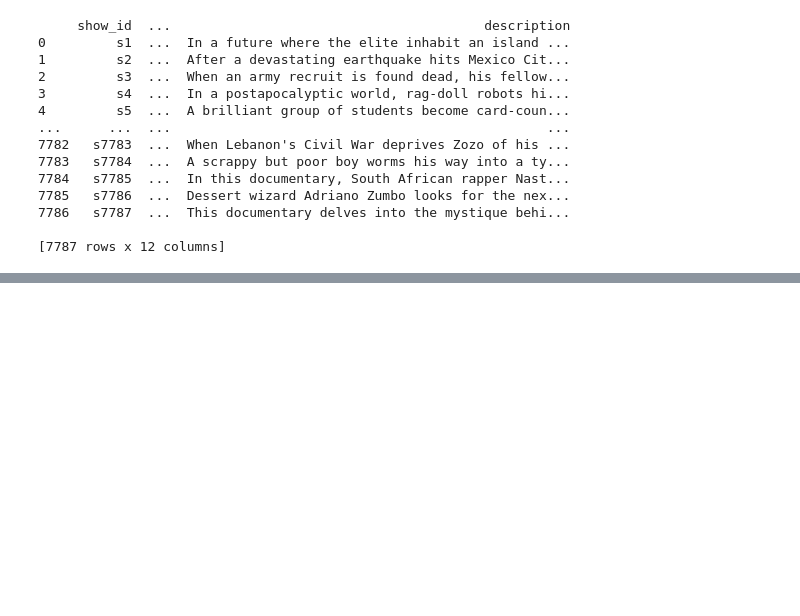
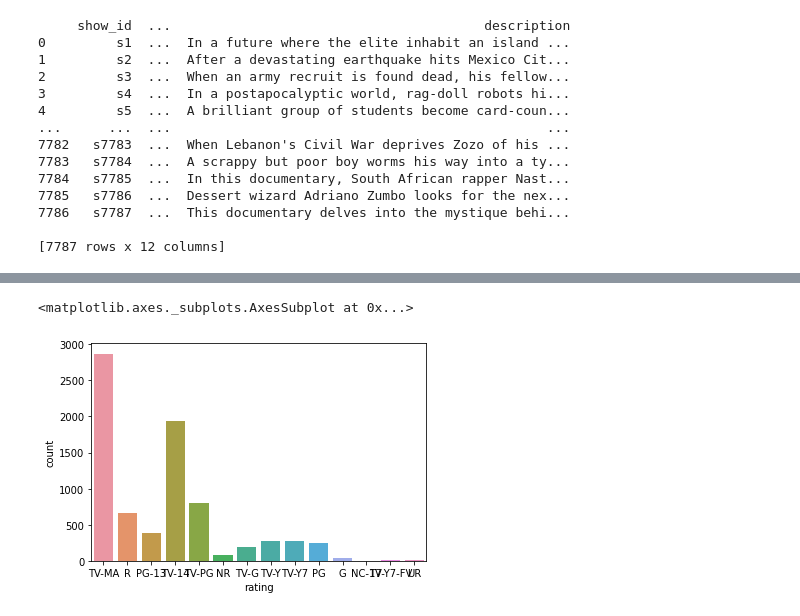
Before and after one commit to SungaHwang/Exploratory_Data_Analysis, a Jupyter notebook: NetflixData.ipynb, the cells around one changed output, grey strips where cells are left out. Saved outputs shown, nothing was run; the diff lists cells and outputs as text; code cells hidden in the pictures; blank space fills up the shorter version.

```diff
--- a/NetflixData.ipynb
+++ b/NetflixData.ipynb
@@ -47,0 +173,5 @@ netflix_overall.head()
+# %%
+sns.countplot(x='rating', data= netflix_overall)
+# %% [output]
+<matplotlib.axes._subplots.AxesSubplot at 0x...>
+[figure, added]
```
Also changed, not shown: parts of 24 cells of this notebook.
